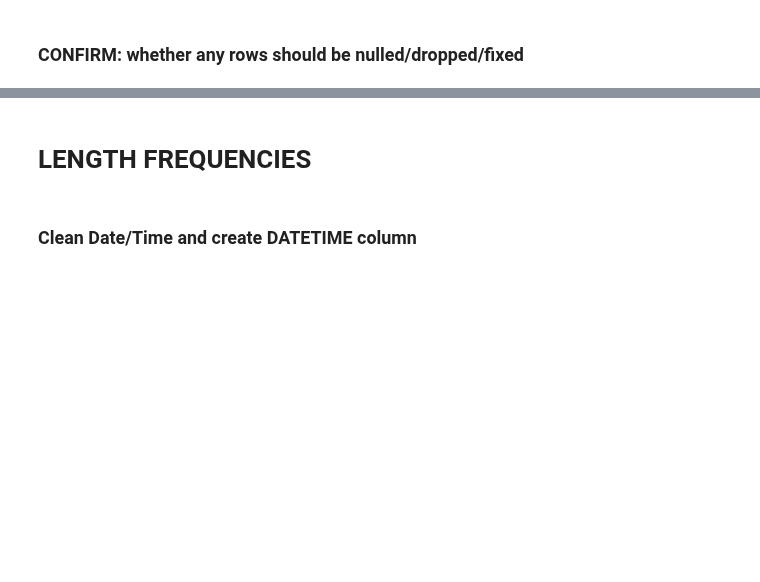
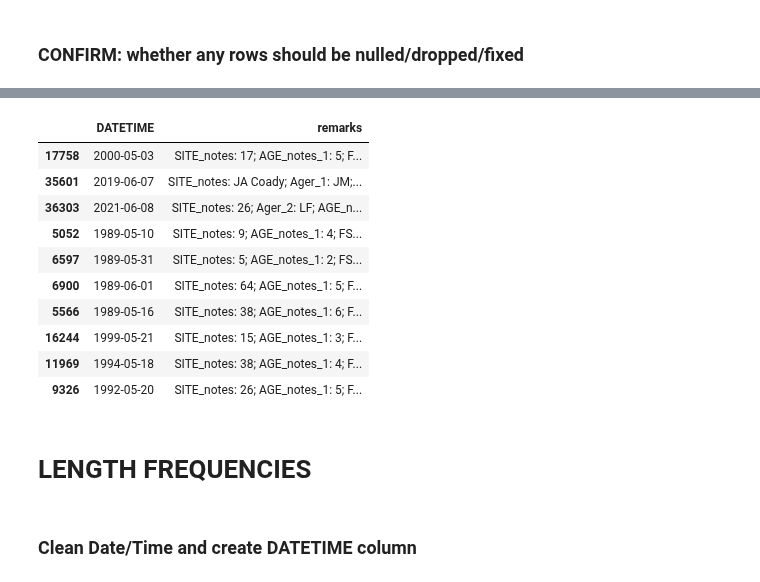
Before and after one commit to dfo-gulf-science/Gaspereau, a Jupyter notebook: 10. Cleaning and Creating Tables.ipynb, the cells around one changed output, grey strips where cells are left out. Drawn from its saved outputs; the diff is of its cells as text; code cells hidden in the pictures; blank space fills up the shorter version.

```diff
--- a/10. Cleaning and Creating Tables.ipynb
+++ b/10. Cleaning and Creating Tables.ipynb
@@ -559,3 +579,35 @@ df_FD = df_FD.drop('lw_ratio_check', axis=1)
+# %%
+# IDEA: add PERIOD to remarks? - CONFIRM
+
+FD_comments = [
+    'SITE_notes',
+    'Ager_1', 'Ager_2', 'Ager_3',
+    'Comments_1', 'Comments_2', 'Comments_3', 'Envelop.Comments',
+    'AGE_notes_1', 'FSP_notes_1', 'AGE_notes_2', 'FSP_notes_2', 'AGE_notes_3', 'FSP_notes_3'
+]
+
+# # this complicated double lambda is a combination of these 3 concepts
+# # there is likely a cleaner way to do this, so I left my logic here for posterity
+# df_FD[FD_comments].apply(lambda x: '; '.join(x.dropna().astype(str)), axis=1)
+# df_FD[FD_comments].apply(lambda x: x.name, axis=0).astype(str)
+# df_FD[FD_comments].apply(lambda x: (x.dropna().name + ': ' + x.dropna().astype(str)), axis=0)
+
+df_FD['remarks'] = df_FD[FD_comments].apply(lambda x: (x.dropna().name + ': ' + x.dropna().astype(str)), axis=0).apply(lambda x: '; '.join(x.dropna().astype(str)), axis=1)
+# %%
+# check a sample of the remarks
+df_FD.sample(10)[['DATETIME', 'remarks']]
+# %% [output]
+|  | DATETIME | remarks |
+| 17758 | 2000-05-03 | SITE_notes: 17; AGE_notes_1: 5; F... |
+| 35601 | 2019-06-07 | SITE_notes: JA Coady; Ager_1: JM;... |
+| 36303 | 2021-06-08 | SITE_notes: 26; Ager_2: LF; AGE_n... |
+| 5052 | 1989-05-10 | SITE_notes: 9; AGE_notes_1: 4; FS... |
+| 6597 | 1989-05-31 | SITE_notes: 5; AGE_notes_1: 2; FS... |
+| 6900 | 1989-06-01 | SITE_notes: 64; AGE_notes_1: 5; F... |
+| 5566 | 1989-05-16 | SITE_notes: 38; AGE_notes_1: 6; F... |
+| 16244 | 1999-05-21 | SITE_notes: 15; AGE_notes_1: 3; F... |
+| 11969 | 1994-05-18 | SITE_notes: 38; AGE_notes_1: 4; F... |
+| 9326 | 1992-05-20 | SITE_notes: 26; AGE_notes_1: 5; F... |
 # %% [markdown]
 # LENGTH FREQUENCIES
 # %%
```
Also changed, not shown: parts of 44 cells of this notebook, 5 other files.
